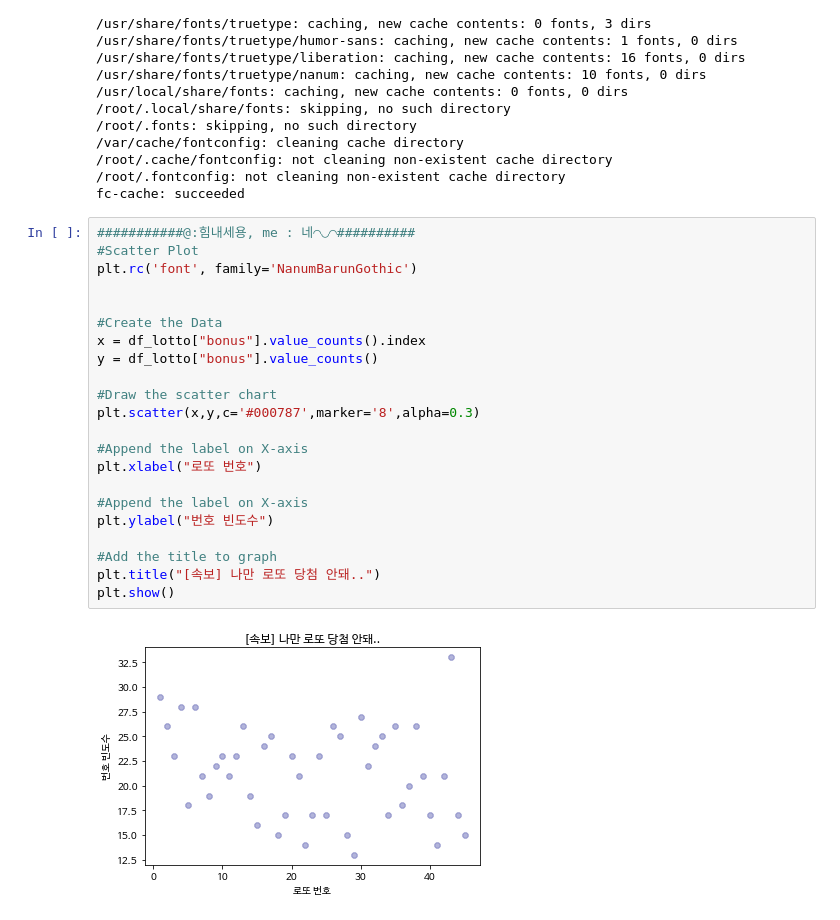
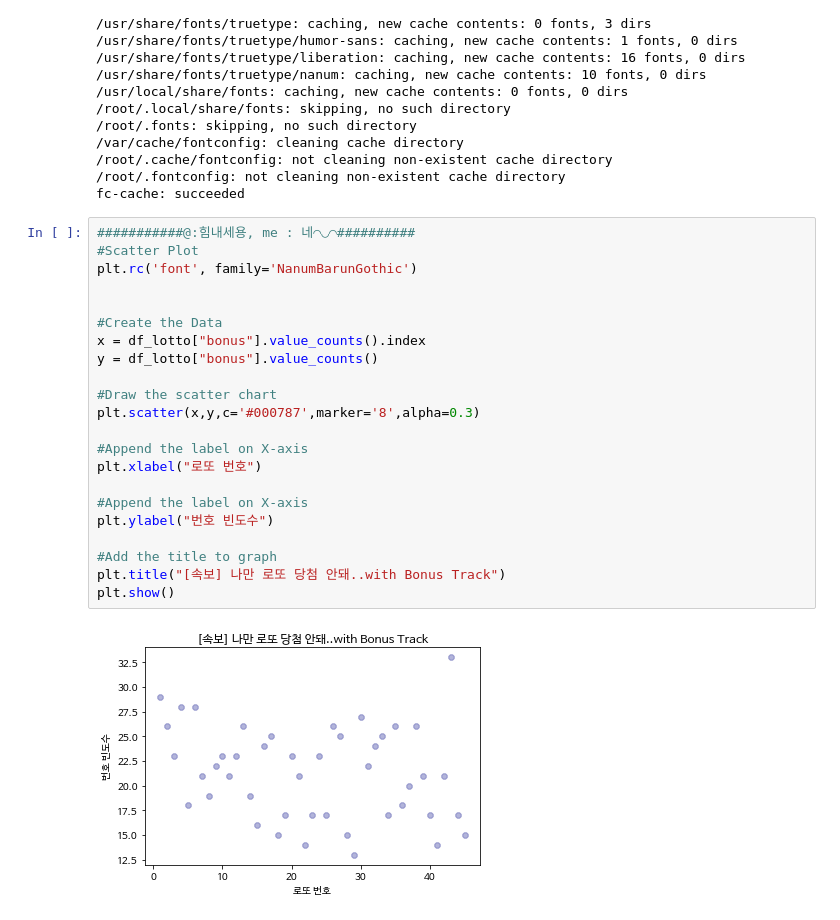
Before and after one commit to ozllzlme/DAP_2022, a Jupyter notebook: lecture4.ipynb, the cells around one changed output. Saved outputs shown, nothing was run; the diff lists cells and outputs as text.

```diff
--- a/lecture4.ipynb
+++ b/lecture4.ipynb
@@ -515,24 +515,24 @@ fc-cache: succeeded
 # %%
 ###########@:힘내세용, me : 네◠◡◠##########
 #Scatter Plot
 plt.rc('font', family='NanumBarunGothic')
 
 
 #Create the Data
 x = df_lotto["bonus"].value_counts().index
 y = df_lotto["bonus"].value_counts()
 
 #Draw the scatter chart
 plt.scatter(x,y,c='#000787',marker='8',alpha=0.3)
 
 #Append the label on X-axis
 plt.xlabel("로또 번호")
 
 #Append the label on X-axis
 plt.ylabel("번호 빈도수")
 
 #Add the title to graph
-plt.title("[속보] 나만 로또 당첨 안돼..")
+plt.title("[속보] 나만 로또 당첨 안돼..with Bonus Track")
 plt.show()
 # %% [output]
-[figure, old version]
+[figure, new version]
```
Also changed, not shown: parts of 2 cells of this notebook.
